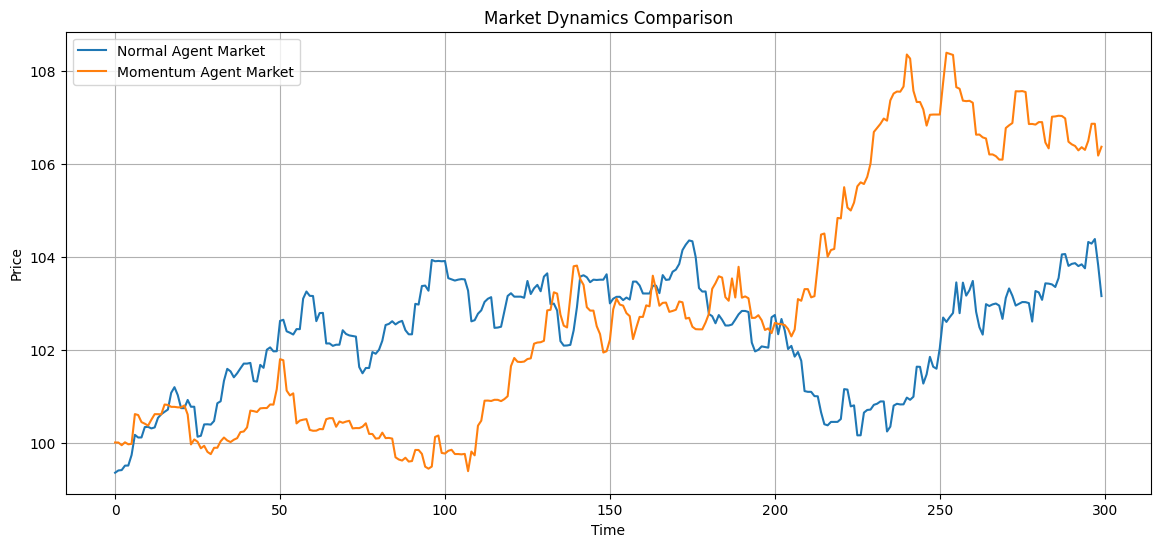
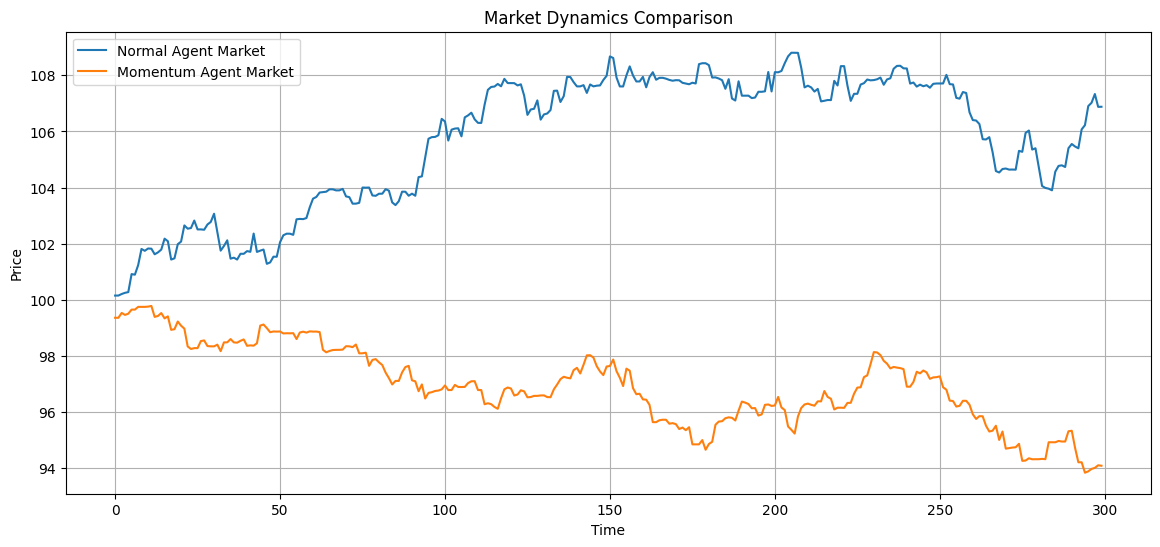
Unified diff of the notebook cell whose output changed from the first chart to the second:
--- before
+++ after
@@ -10,4 +10,2 @@
 plt.legend()
 plt.grid()
-
-plt.savefig("../images/plots/momentum_v1_price.png")

Commit: Added a agent history in CSV convertible form... and changed the Market history to CSV compatible form...